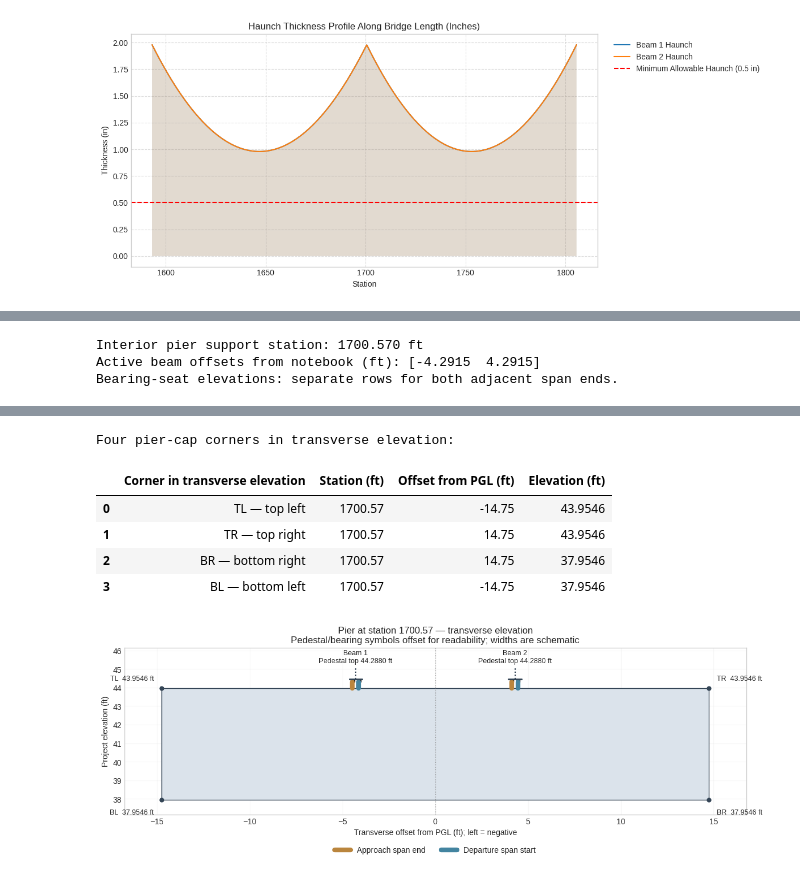
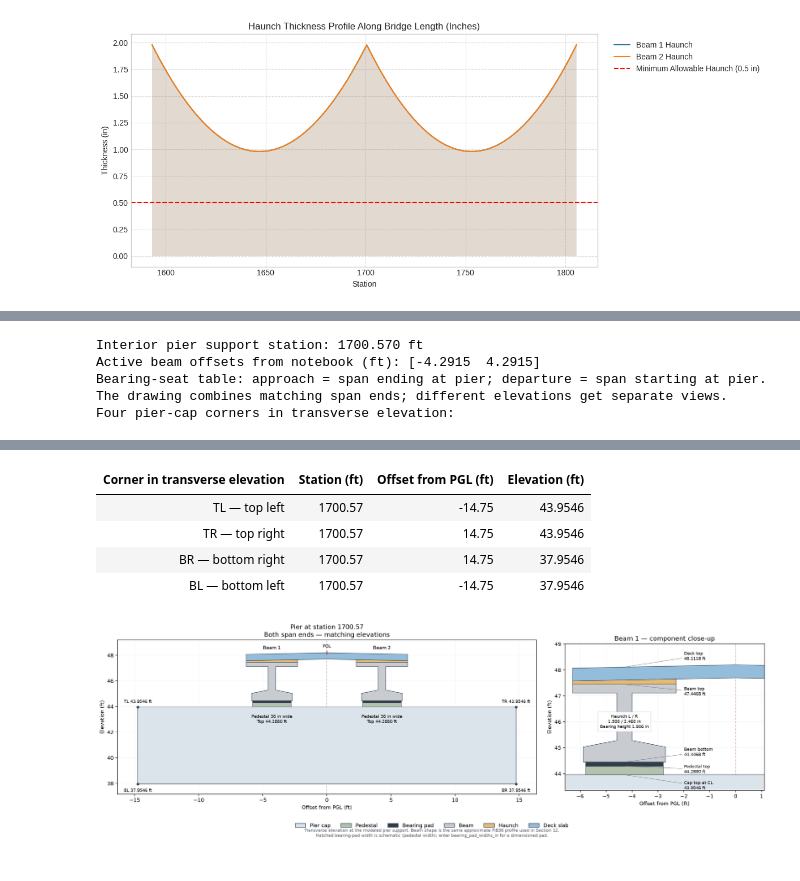
Before and after one commit to joshstructure/D2MPDB, a Jupyter notebook: Bridge_Geo_2_Beam.ipynb, the cells around one changed output, grey strips where cells are left out. Cells and saved outputs as stored; diff of their text form; code cells hidden in the pictures.

Commit message:
Update Bridge_Geo_2_Beam.ipynb
Adding pedestals to the visualization

```diff
--- a/Bridge_Geo_2_Beam.ipynb
+++ b/Bridge_Geo_2_Beam.ipynb
@@ -1290,15 +1320,22 @@ the haunch concrete between beam tops and deck.
 # %%
 # @title Pier geometry inputs — edit and rerun this section
 # None = not yet established by the supplied source geometry.
-pier_station_ft = 1700.57                 # Auto: unique common span support (1700.57)
+pier_station_ft = 1700.57                 # Interior support station; None auto-selects the unique shared support
 bearing_pad_heights_in = 1.906          # Inches: scalar, [Beam 1, Beam 2], or 2-by-N array
                                       # 2-by-N rows: approach-span end, departure-span start
-cap_depth_ft = 6                    # Vertical cap depth; journal has 3.75 and 3.5 ft
+cap_depth_ft = 6                    # Vertical cap depth (ft); current user-entered geometry
 cap_length_ft = 29.5                   # Transverse length; do not use 4-ft longitudinal width
 minimum_pedestal_height_in = 4      # Option A: minimum seat height above cap, at beam CL
 cap_top_at_center_ft = None            # Option B: fixed project elevation; leave A as None
 cap_center_offset_ft = 0.0             # Center cap on PGL (editable geometric assumption)
 cap_cross_slope = 0.0                  # Flat cap top by default; ft/ft, positive rises right
+
+# Transverse widths for the pier elevation view (inches).
+# 36 in is the journal's example pedestal width, an editable starting value.
+pedestal_widths_in = 36.0       # Scalar for all beams, or [Beam 1 width, Beam 2 width]
+bearing_pad_widths_in = None   # Optional true transverse pad width(s), inches
+                              # None: hatched schematic pad drawn at pedestal width
+pier_detail_beam = 1           # Beam number shown in the component close-up
 # %%
 """Pure geometry helpers embedded verbatim into the Jupyter notebook.
 
@@ -1535,14 +1705,23 @@ if pier_results['missing_inputs']:
     print('INCOMPLETE GEOMETRY — fill these inputs; blank elevations are not zero:')
     for missing in pier_results['missing_inputs']:
         print(' - ' + missing)
-print('Bearing-seat elevations: separate rows for both adjacent span ends.')
+print('Bearing-seat table: approach = span ending at pier; departure = span starting at pier.')
+print('The drawing combines matching span ends; different elevations get separate views.')
 display(pier_seat_elevations.round(4).astype(object).where(pier_seat_elevations.notna(), 'NOT SET'))
 print('Four pier-cap corners in transverse elevation:')
 display(pier_cap_corner_elevations.round(4).astype(object).where(pier_cap_corner_elevations.notna(), 'NOT SET'))
-pier_figure = plot_pier_geometry(pier_results, beam_depth)
+pier_figure = plot_pier_geometry(
+    pier_results, beam_depth,
+    pedestal_widths_in=pedestal_widths_in, bearing_pad_widths_in=bearing_pad_widths_in,
+    flange_width_in=flange_width, deck_thickness_ft=deck_thickness,
+    pgl_elevation_ft=float(get_pgl_elevation(pier_results['station_ft'])),
+    cross_slope_fn=get_effective_cross_slope, beam_polygon_fn=get_fib36_polygon,
+    is_crowned=is_crowned, detail_beam=pier_detail_beam)
 if pier_figure is not None:
     plt.show()
 # %% [output]
 Interior pier support station: 1700.570 ft
 Active beam offsets from notebook (ft): [-4.2915  4.2915]
-Bearing-seat elevations: separate rows for both adjacent span ends.
+Bearing-seat table: approach = span ending at pier; departure = span starting at pier.
+The drawing combines matching span ends; different elevations get separate views.
+Four pier-cap corners in transverse elevation:
@@ -1554,7 +1733,6 @@ Bearing-seat elevations: separate rows for both adjacent span ends.
-Four pier-cap corners in transverse elevation:
-|  | Corner in transverse elevation | Station (ft) | Offset from PGL (ft) | Elevation (ft) |
-| 0 | TL — top left | 1700.57 | -14.75 | 43.9546 |
-| 1 | TR — top right | 1700.57 | 14.75 | 43.9546 |
-| 2 | BR — bottom right | 1700.57 | 14.75 | 37.9546 |
-| 3 | BL — bottom left | 1700.57 | -14.75 | 37.9546 |
+| Corner in transverse elevation | Station (ft) | Offset from PGL (ft) | Elevation (ft) |
+| TL — top left | 1700.57 | -14.75 | 43.9546 |
+| TR — top right | 1700.57 | 14.75 | 43.9546 |
+| BR — bottom right | 1700.57 | 14.75 | 37.9546 |
+| BL — bottom left | 1700.57 | -14.75 | 37.9546 |
-[figure, old version]
+[figure, new version]
```
Also changed, not shown: parts of 5 cells of this notebook.
